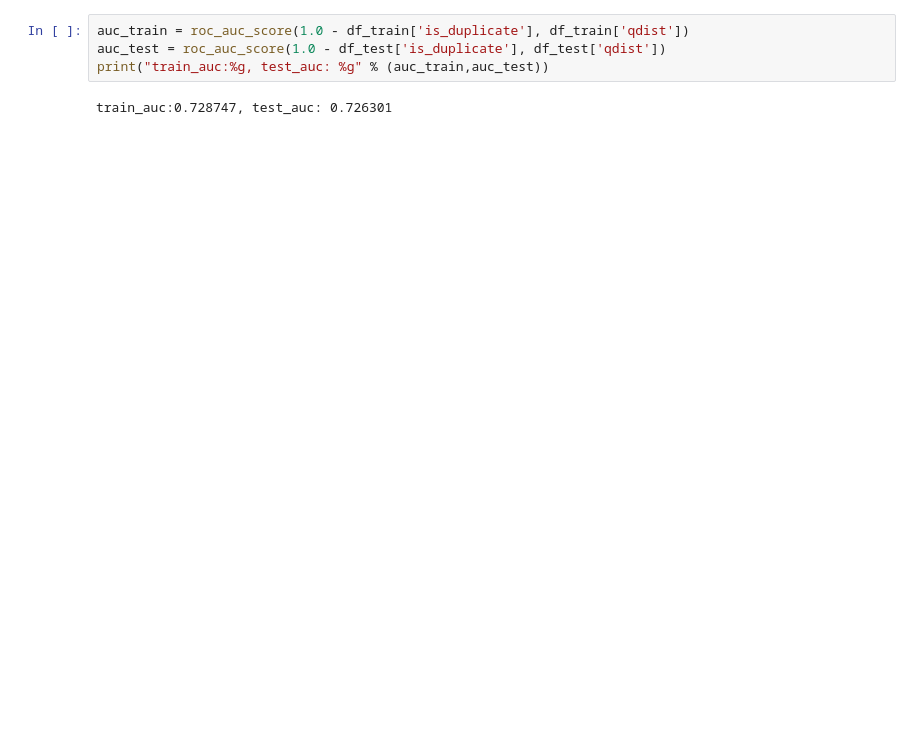
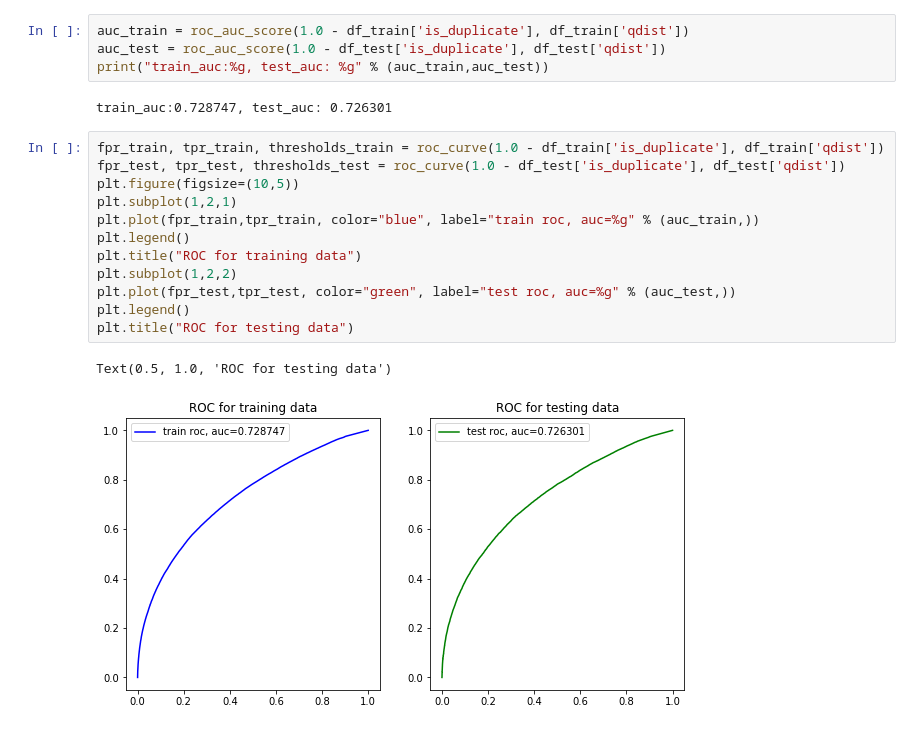
Before and after one commit to shiyuangu/cs230-project, a Jupyter notebook: word2vec.ipynb, the cells around one changed output. Drawn from its saved outputs; the diff is of its cells as text; blank space fills up the shorter version.

Commit message:
clean up; added roc plot to word2vec.ipynb

```diff
--- a/word2vec.ipynb
+++ b/word2vec.ipynb
@@ -140,3 +140,18 @@ auc_test = roc_auc_score(1.0 - df_test['is_duplicate'], df_test['qdist'])
 print("train_auc:%g, test_auc: %g" % (auc_train,auc_test))
 # %% [output]
 train_auc:0.728747, test_auc: 0.726301
+# %%
+fpr_train, tpr_train, thresholds_train = roc_curve(1.0 - df_train['is_duplicate'], df_train['qdist'])
+fpr_test, tpr_test, thresholds_test = roc_curve(1.0 - df_test['is_duplicate'], df_test['qdist'])
+plt.figure(figsize=(10,5))
+plt.subplot(1,2,1)
+plt.plot(fpr_train,tpr_train, color="blue", label="train roc, auc=%g" % (auc_train,))
+plt.legend()
+plt.title("ROC for training data")
+plt.subplot(1,2,2)
+plt.plot(fpr_test,tpr_test, color="green", label="test roc, auc=%g" % (auc_test,))
+plt.legend()
+plt.title("ROC for testing data")
+# %% [output]
+Text(0.5, 1.0, 'ROC for testing data')
+[figure, added]
```
Also changed, not shown: parts of 1 cell of this notebook, 1 other file.
